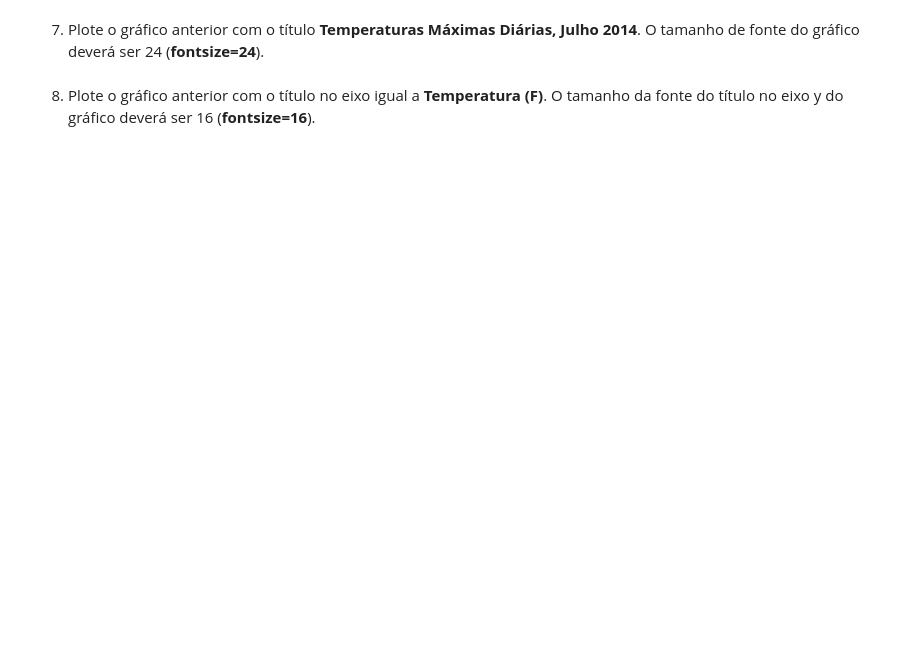
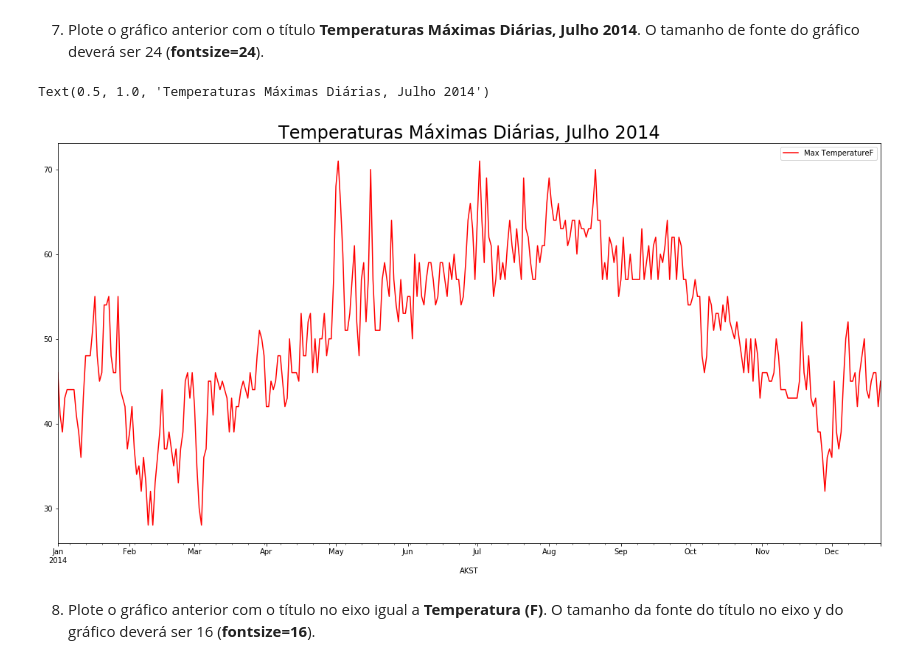
Before and after one commit to swatboss93/ciencia-de-dados, a Jupyter notebook: exercicios/aula 04/aula-4-maos-na-massa-4.ipynb, the cells around one changed output. Cells and saved outputs as stored; diff of their text form; code cells hidden in the pictures; blank space fills up the shorter version.

```diff
--- a/exercicios/aula 04/aula-4-maos-na-massa-4.ipynb
+++ b/exercicios/aula 04/aula-4-maos-na-massa-4.ipynb
@@ -15,4 +76,11 @@
 # %% [markdown]
 7. Plote o gráfico anterior com o título **Temperaturas Máximas Diárias, Julho 2014**. O tamanho de fonte  do gráfico deverá ser 24 (**fontsize=24**).
+# %%
+plt.rcParams['figure.figsize'] = (20,10)
+sitkas.plot(kind='line', x='AKST', y='Max TemperatureF', color='red', figsize=[20,10])
+plt.title('Temperaturas Máximas Diárias, Julho 2014', fontsize=24)
+# %% [output]
+Text(0.5, 1.0, 'Temperaturas Máximas Diárias, Julho 2014')
+[figure, added]
 # %% [markdown]
 8. Plote o gráfico anterior com o título no eixo igual a **Temperatura (F)**. O tamanho da fonte do título no eixo y do gráfico deverá ser 16 (**fontsize=16**).
```
Also changed, not shown: parts of 16 cells of this notebook, 1 other file.
